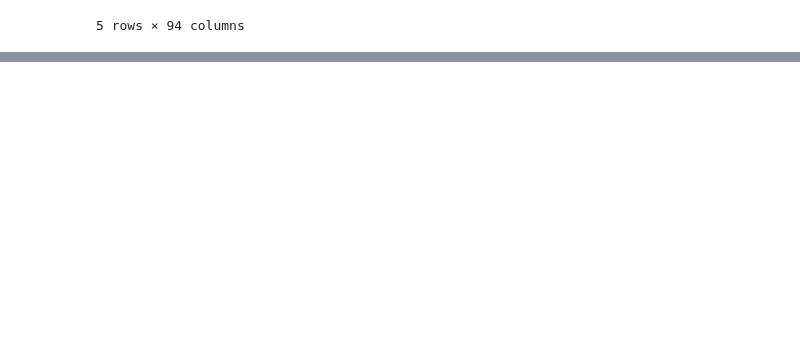
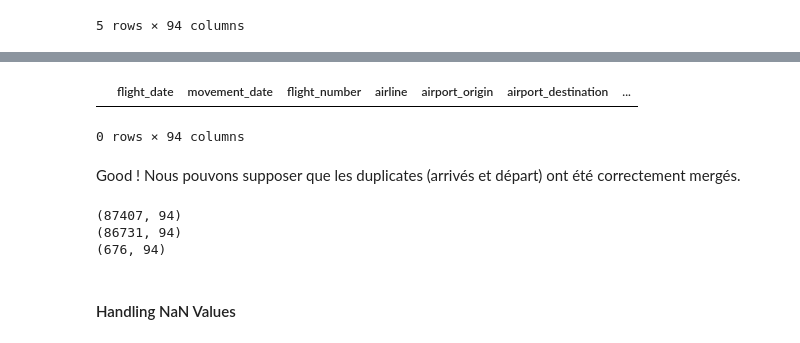
Before and after one commit to Manjakaranja/PPML, a Jupyter notebook: code/01_ETL/Bronze/00_Manja_test/00_manja_shap_dataset.ipynb, the cells around one changed output, grey strips where cells are left out. Saved outputs shown, nothing was run; the diff lists cells and outputs as text; code cells hidden in the pictures; blank space fills up the shorter version.

```diff
--- a/code/01_ETL/Bronze/00_Manja_test/00_manja_shap_dataset.ipynb
+++ b/code/01_ETL/Bronze/00_Manja_test/00_manja_shap_dataset.ipynb
@@ -37,0 +78,5 @@ df_train_philippe.head()
+# %%
+print(df_train_philippe.iloc[0])
+df_train_philippe = df_train_philippe.iloc[1:].reset_index(drop=True)
+
+display(df_train_philippe.head())
@@ -37,0 +239,29 @@ df_train_philippe.head()
+# %%
+df_merged[df_merged.duplicated(
+    subset=[
+        "flight_number",
+        "flight_date",
+        "airport_origin",
+        "airport_destination",
+        "scheduled_departure"
+    ],
+    keep=False
+)]
+# %% [output]
+|  | flight_date | movement_date | flight_number | airline | airport_origin | airport_destination | ... |
+0 rows × 94 columns
+# %% [markdown]
+Good ! Nous pouvons supposer que les duplicates (arrivés et départ) ont été correctement mergés.
+# %%
+# Concat df_merged with df_clean cf. See cell 41
+df = pd.concat([df_clean, df_merged], ignore_index=True)
+
+print(df.shape)
+print(df_clean.shape)
+print(df_merged.shape)
+# %% [output]
+(87407, 94)
+(86731, 94)
+(676, 94)
+# %% [markdown]
+#### Handling NaN Values
```
Also changed, not shown: parts of 20 cells of this notebook.
